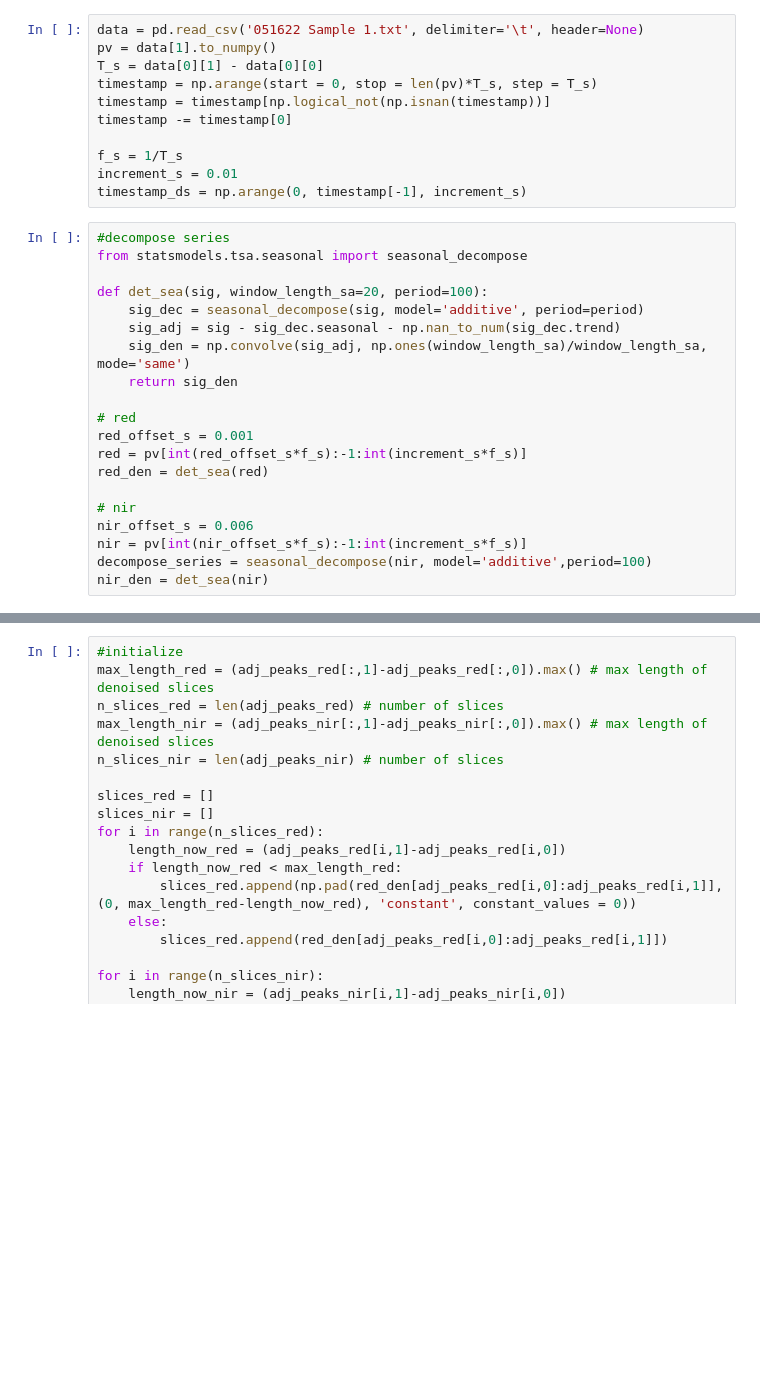
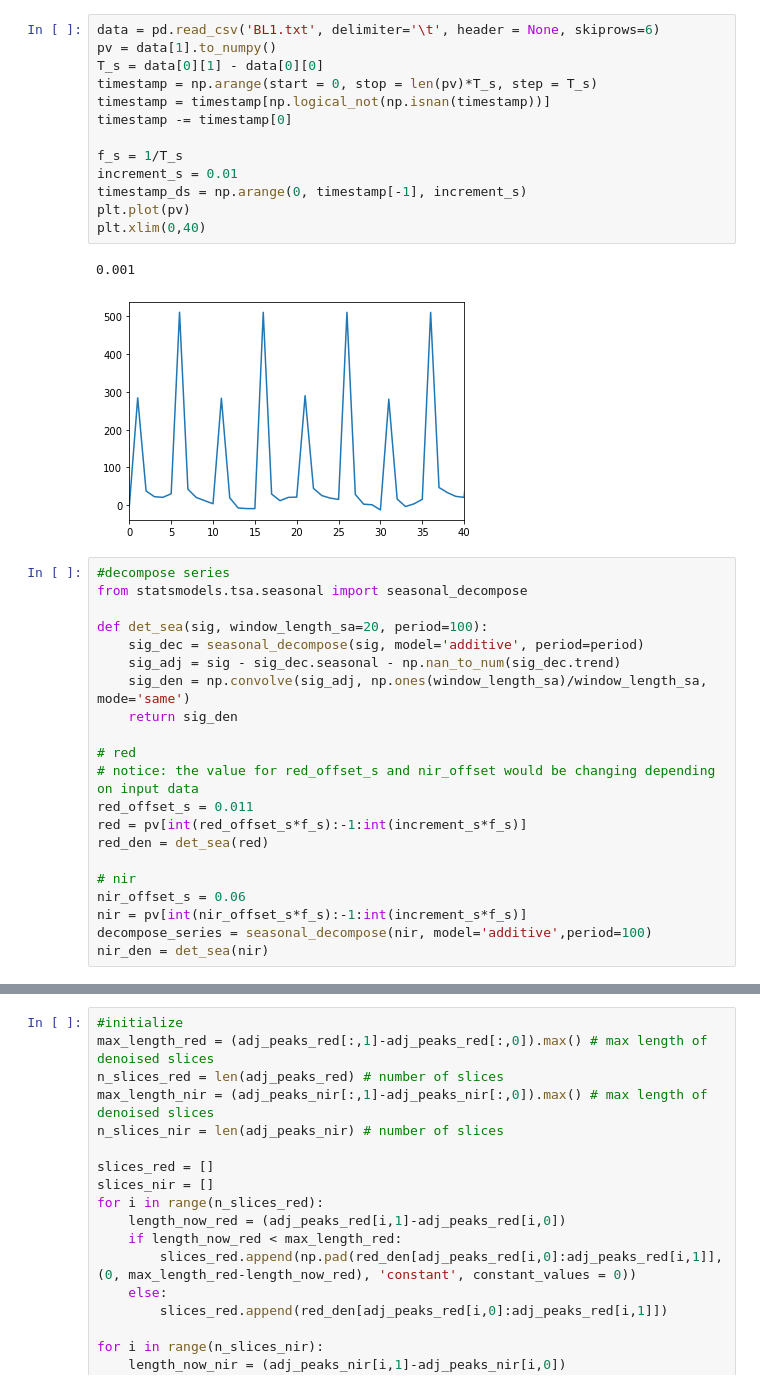
Before and after one commit to Zehao-x/diabetes_classification, a Jupyter notebook: glucose detection.ipynb, the cells around one changed output, grey strips where cells are left out. Saved outputs shown, nothing was run; the diff lists cells and outputs as text; blank space fills up the shorter version.

```diff
--- a/glucose detection.ipynb
+++ b/glucose detection.ipynb
@@ -12,14 +14,19 @@ from scipy import signal
 # %%
-data = pd.read_csv('051622 Sample 1.txt', delimiter='\t', header=None)
+data = pd.read_csv('BL1.txt', delimiter='\t', header = None, skiprows=6)
 pv = data[1].to_numpy()
 T_s = data[0][1] - data[0][0]
 timestamp = np.arange(start = 0, stop = len(pv)*T_s, step = T_s)
 timestamp = timestamp[np.logical_not(np.isnan(timestamp))]
 timestamp -= timestamp[0]
 
 f_s = 1/T_s
 increment_s = 0.01
 timestamp_ds = np.arange(0, timestamp[-1], increment_s)
+plt.plot(pv)
+plt.xlim(0,40)
+# %% [output]
+0.001
+[figure, added]
 # %%
 #decompose series
 from statsmodels.tsa.seasonal import seasonal_decompose
@@ -31,12 +38,13 @@ def det_sea(sig, window_length_sa=20, period=100):
     return sig_den
 
 # red
-red_offset_s = 0.001
+# notice: the value for red_offset_s and nir_offset would be changing depending on input data
+red_offset_s = 0.011
 red = pv[int(red_offset_s*f_s):-1:int(increment_s*f_s)]
 red_den = det_sea(red)
 
 # nir
-nir_offset_s = 0.006
+nir_offset_s = 0.06
 nir = pv[int(nir_offset_s*f_s):-1:int(increment_s*f_s)]
 decompose_series = seasonal_decompose(nir, model='additive',period=100)
 nir_den = det_sea(nir)
```
Also changed, not shown: parts of 14 cells of this notebook.
